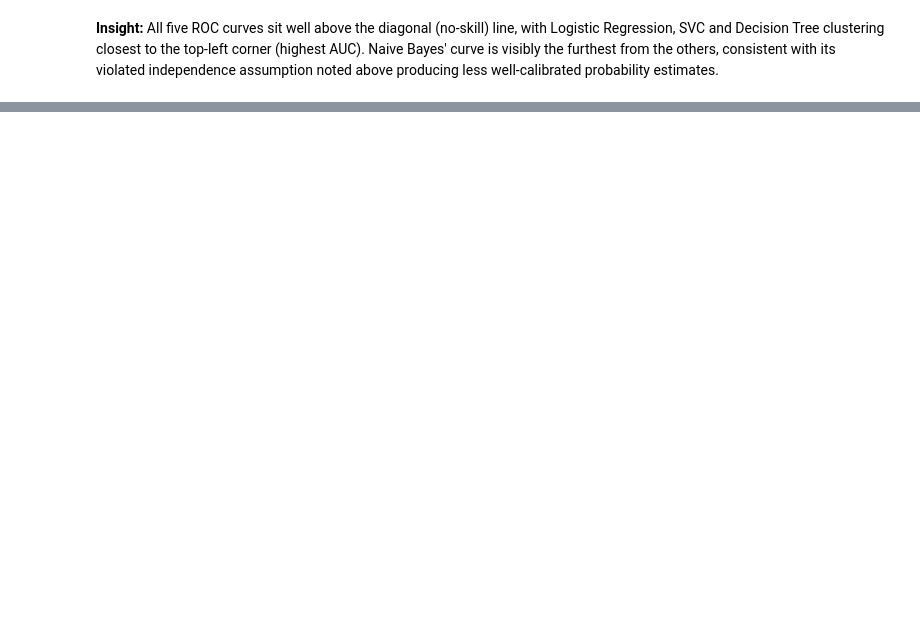
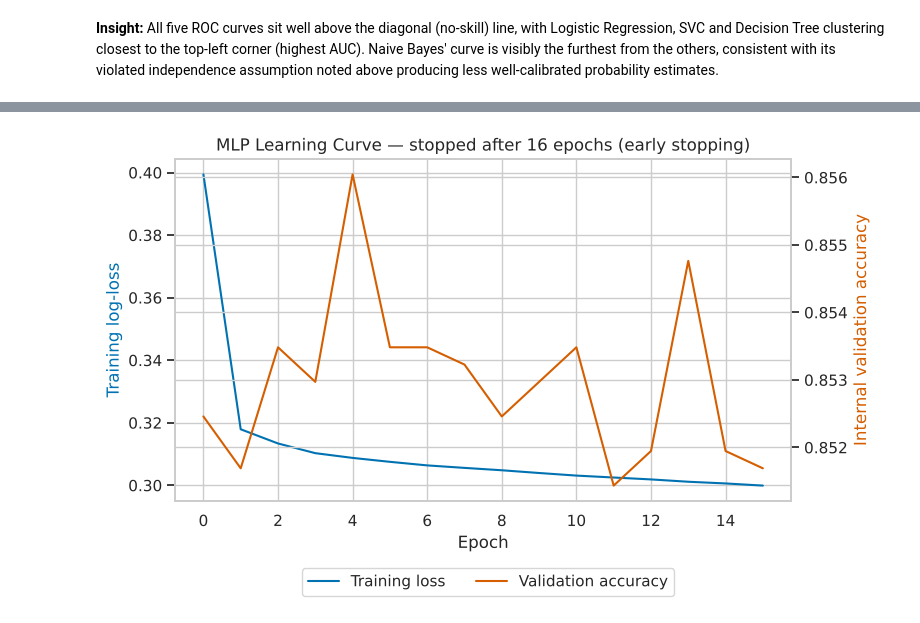
Before and after one commit to djjoy8247408969-netizen/ml_case_study, a Jupyter notebook: notebooks/classification.ipynb, the cells around one changed output, grey strips where cells are left out. Drawn from its saved outputs; the diff is of its cells as text; code cells hidden in the pictures; blank space fills up the shorter version.

```diff
--- a/notebooks/classification.ipynb
+++ b/notebooks/classification.ipynb
@@ -587,0 +812,15 @@ its violated independence assumption noted above producing less well-calibrated
+# %%
+mlp_model = fitted_models['MLP (Neural Network)'].named_steps['model']
+fig, ax1 = plt.subplots(figsize=(8, 4.5))
+ax1.plot(mlp_model.loss_curve_, color='#0072B2', label='Training loss')
+ax1.set_xlabel('Epoch'); ax1.set_ylabel('Training log-loss', color='#0072B2')
+ax2 = ax1.twinx()
+ax2.plot(mlp_model.validation_scores_, color='#D55E00', label='Validation accuracy')
+ax2.set_ylabel('Internal validation accuracy', color='#D55E00')
+fig.legend(loc='upper center', bbox_to_anchor=(0.5, 0.02), ncol=2)
+plt.title(f'MLP Learning Curve — stopped after {mlp_model.n_iter_} epochs (early stopping)')
+plt.tight_layout()
+plt.savefig('clf_mlp_learning_curve.png', bbox_inches='tight')
+plt.show()
+# %% [output]
+[figure, added]
```
Also changed, not shown: parts of 56 cells of this notebook.
